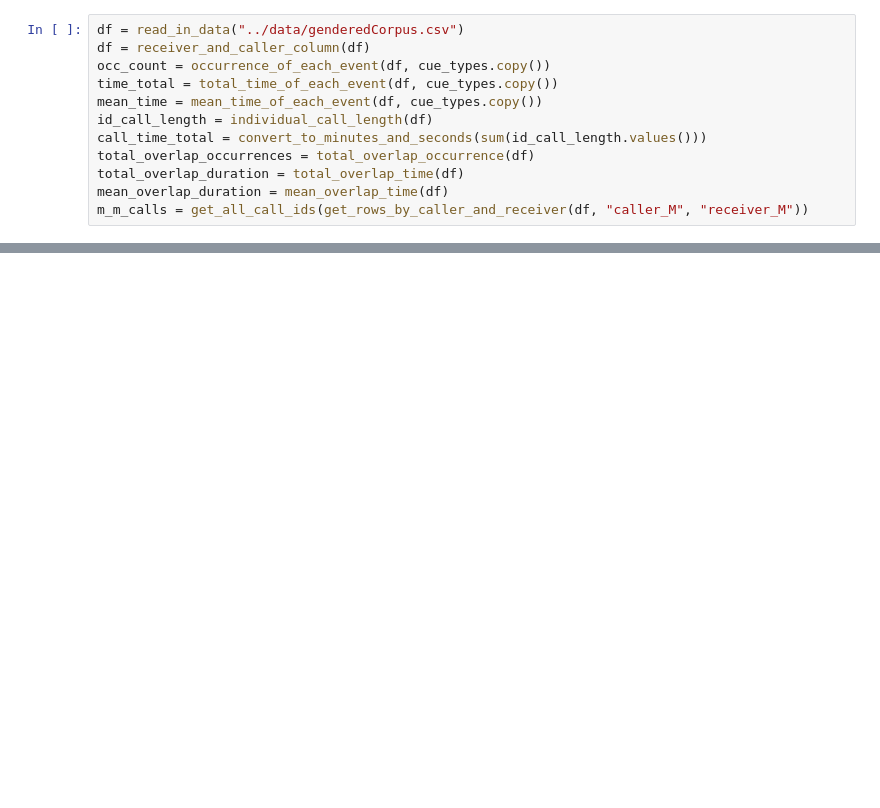
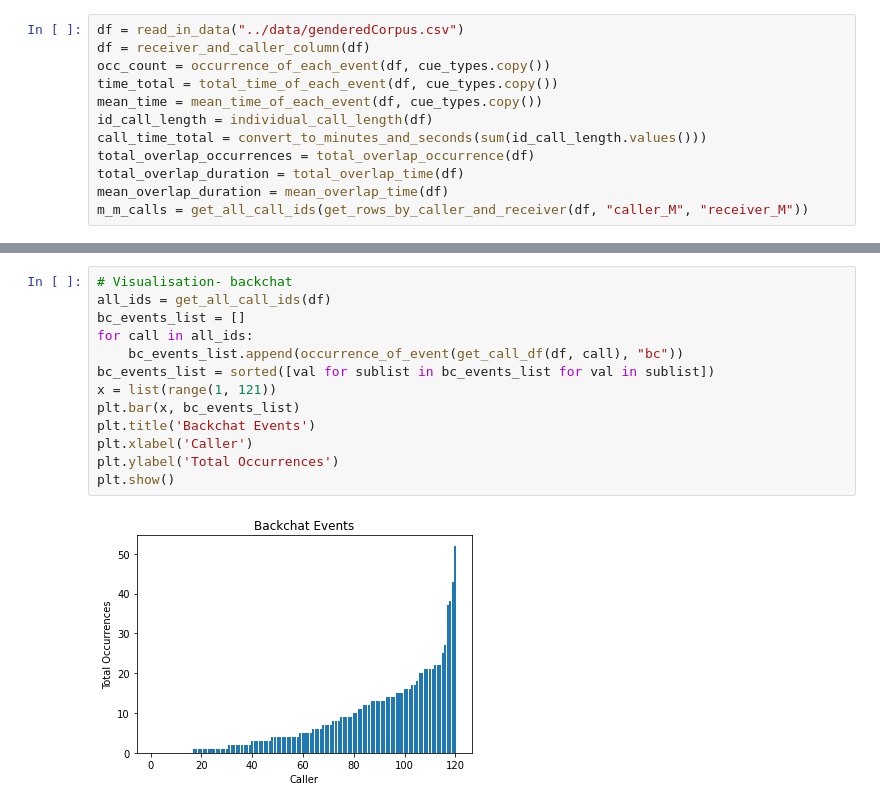
Before and after one commit to euronite/ConversationalBrowser, a Jupyter notebook: jupyter notebooks/data manipulation.ipynb, the cells around one changed output, grey strips where cells are left out. Cells and saved outputs as stored; diff of their text form; blank space fills up the shorter version.

```diff
--- a/jupyter notebooks/data manipulation.ipynb
+++ b/jupyter notebooks/data manipulation.ipynb
@@ -233,0 +272,15 @@ occurrence_of_event(get_call_df(df, "F01"), "laughter")
+# %%
+# Visualisation- backchat
+all_ids = get_all_call_ids(df)
+bc_events_list = []
+for call in all_ids:
+    bc_events_list.append(occurrence_of_event(get_call_df(df, call), "bc"))
+bc_events_list = sorted([val for sublist in bc_events_list for val in sublist])
+x = list(range(1, 121))
+plt.bar(x, bc_events_list)
+plt.title('Backchat Events')
+plt.xlabel('Caller')
+plt.ylabel('Total Occurrences')
+plt.show()
+# %% [output]
+[figure, added]
```
Also changed, not shown: parts of 9 cells of this notebook, 1 other file.
